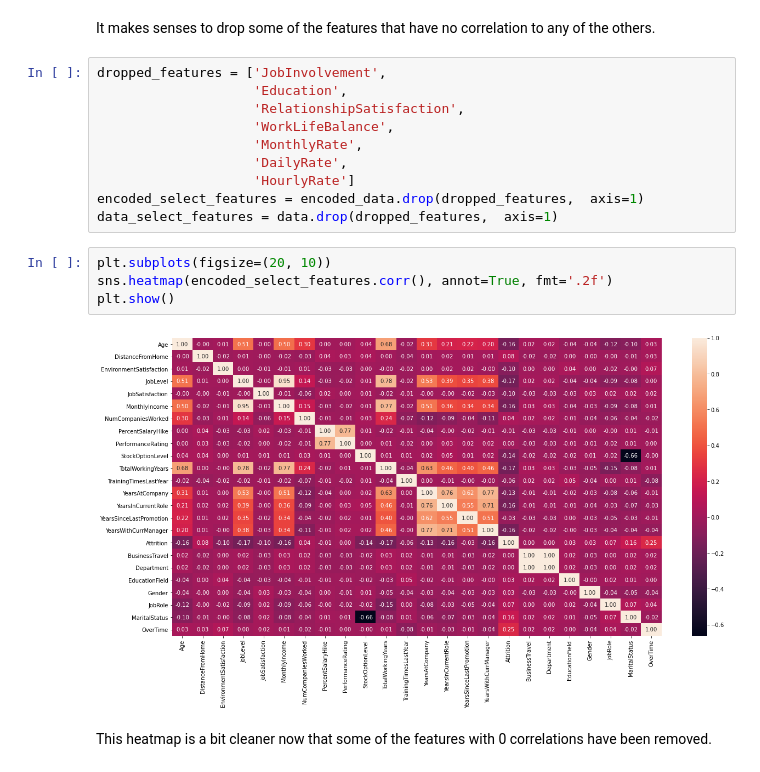
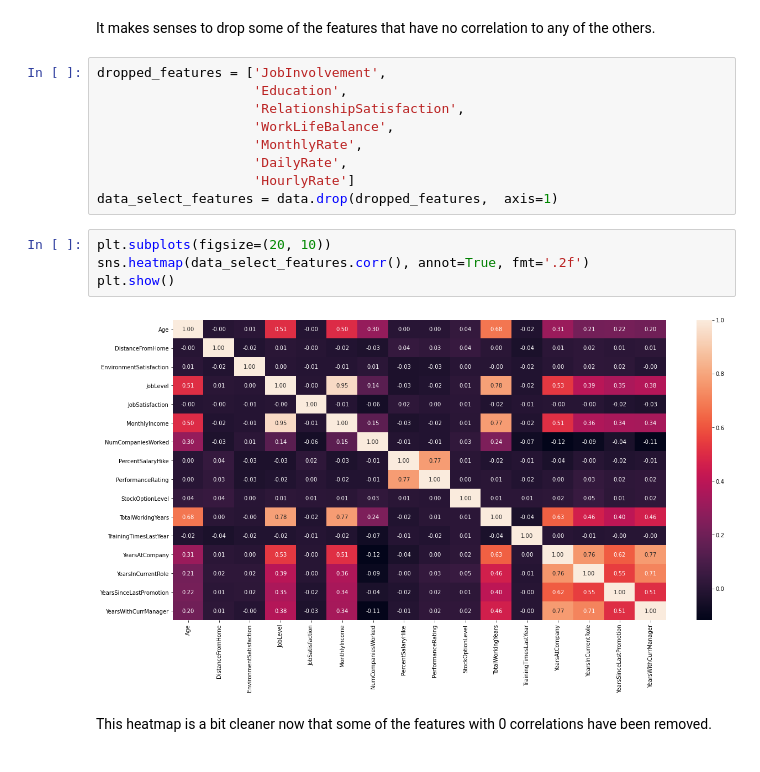
Before and after one commit to ixc9907/Springboard, a Jupyter notebook: IBM_Employee_Attrition/notebooks/eda.ipynb, the cells around one changed output. Saved outputs shown, nothing was run; the diff lists cells and outputs as text.

```diff
--- a/IBM_Employee_Attrition/notebooks/eda.ipynb
+++ b/IBM_Employee_Attrition/notebooks/eda.ipynb
@@ -158,14 +156,13 @@ dropped_features = ['JobInvolvement',
                     'MonthlyRate',
                     'DailyRate',
                     'HourlyRate']
-encoded_select_features = encoded_data.drop(dropped_features,  axis=1)
 data_select_features = data.drop(dropped_features,  axis=1)
 # %%
 plt.subplots(figsize=(20, 10))
-sns.heatmap(encoded_select_features.corr(), annot=True, fmt='.2f')
+sns.heatmap(data_select_features.corr(), annot=True, fmt='.2f')
 plt.show()
 # %% [output]
-[figure, old version]
+[figure, new version]
 # %% [markdown]
 This heatmap is a bit cleaner now that some of the features with 0 correlations have been removed.
 # %% [markdown]
```
Also changed, not shown: parts of 11 cells of this notebook, 11 other files.
